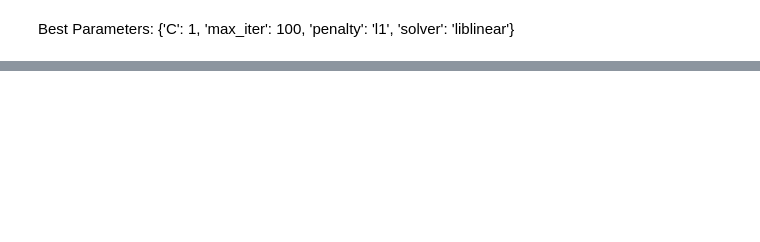
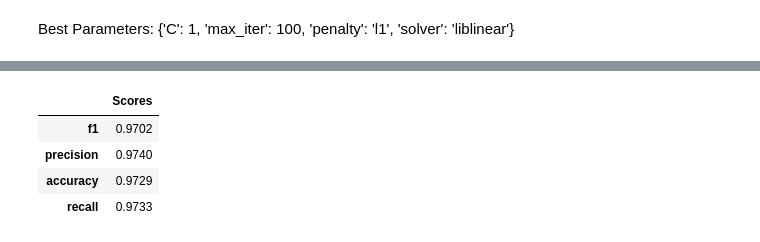
Before and after one commit to Wissemamr/AQI_classification, a Jupyter notebook: src/classification_algortihms/logistic_regression.ipynb, the cells around one changed output, grey strips where cells are left out. Cells and saved outputs as stored; diff of their text form; code cells hidden in the pictures; blank space fills up the shorter version.

Commit message:
added other eval metrics

```diff
--- a/src/classification_algortihms/logistic_regression.ipynb
+++ b/src/classification_algortihms/logistic_regression.ipynb
@@ -104,0 +113,18 @@ weighted avg       0.97      0.97      0.96     11384
+# %%
+from sklearn.model_selection import cross_val_score
+from sklearn.metrics import make_scorer, f1_score, precision_score, recall_score, accuracy_score
+
+# here we define different scorers metrics
+scorer_f1 = make_scorer(f1_score, average='weighted')
+scorer_precision = make_scorer(precision_score, average='weighted', zero_division=1)
+scorer_recall = make_scorer(recall_score, average='weighted')
+scorer_accuracy = make_scorer(accuracy_score)
+
+# Cwe save them in a dict for easier accessing
+scorers = {'f1': scorer_f1, 'precision': scorer_precision, 'accuracy': scorer_accuracy, 'recall': scorer_recall}
+scores_results : dict = {}
+for scorer_name, scorer in scorers.items():
+    scores = cross_val_score(lgr_, X_train, y_train, cv=5, scoring=scorer)
+    print(f"{scorer_name.capitalize()} scores:", scores)
+    scores_results[scorer_name] = round(scores.mean(), 4)
+    print(f"{scorer_name.capitalize()} mean:", round(scores.mean(), 4),'\n')
@@ -105,3 +143,13 @@ weighted avg       0.97      0.97      0.96     11384
+# %%
+import pandas as pd
+scores_df = pd.DataFrame.from_dict(scores_results, orient='index', columns=['Scores'])
+scores_df
+# %% [output]
+|  | Scores |
+| f1 | 0.9702 |
+| precision | 0.9740 |
+| accuracy | 0.9729 |
+| recall | 0.9733 |
 # %%
 from sklearn.metrics import confusion_matrix
 import matplotlib.pyplot as plt
```
Also changed, not shown: parts of 12 cells of this notebook.
